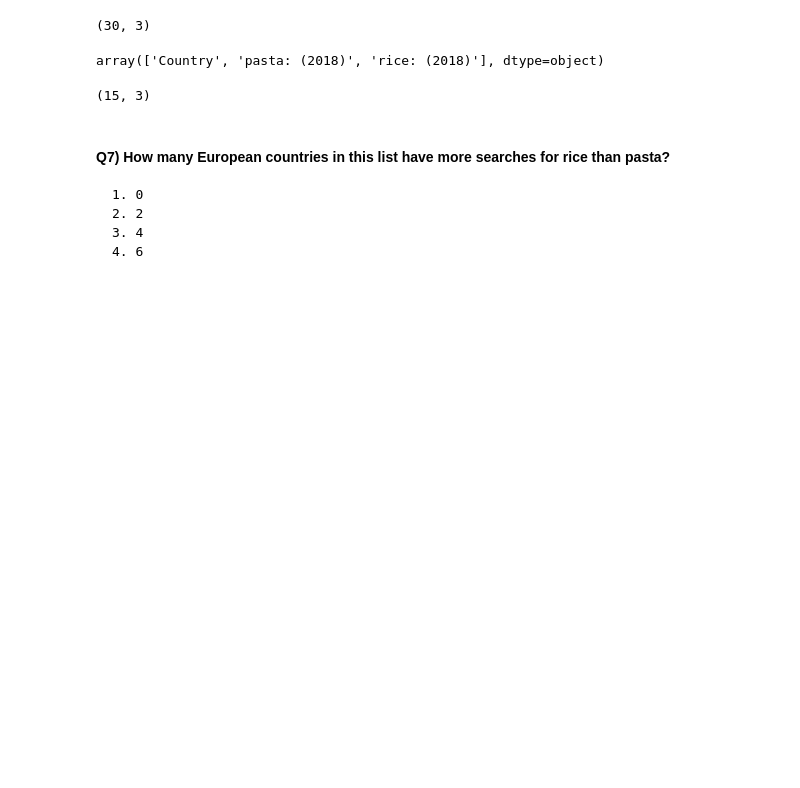
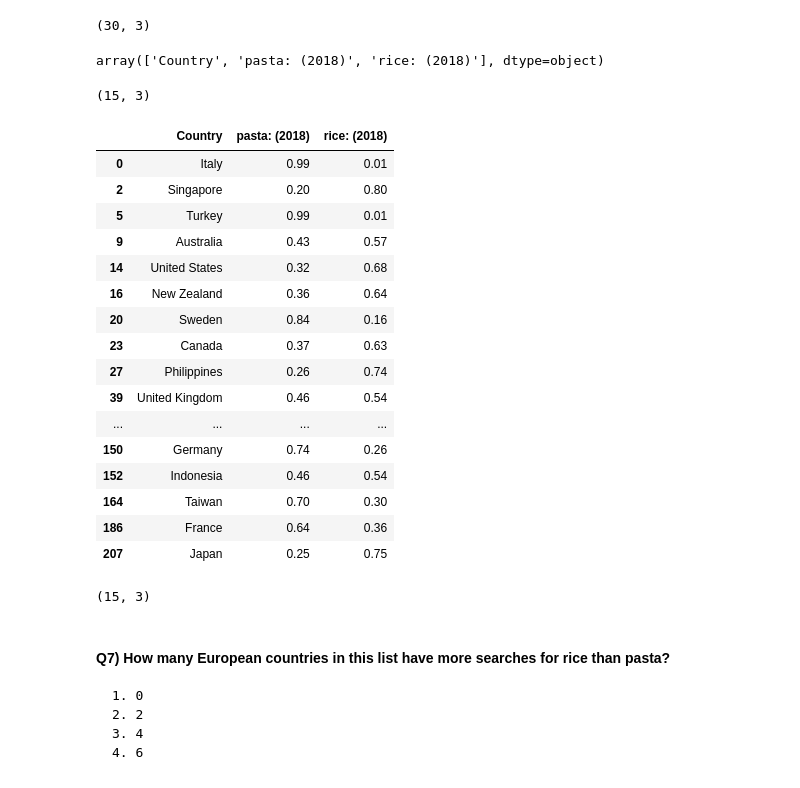
Before and after one commit to JonathanSomer/intro2DS_2019, a Jupyter notebook: HomeWork/HW2/HW2-collecting and exploring Data.ipynb, the cells around one changed output. Saved outputs shown, nothing was run; the diff lists cells and outputs as text; code cells hidden in the pictures; blank space fills up the shorter version.

```diff
--- a/HomeWork/HW2/HW2-collecting and exploring Data.ipynb
+++ b/HomeWork/HW2/HW2-collecting and exploring Data.ipynb
@@ -271,3 +271,7 @@ rice_vs_pasta.shape
 rice_vs_pasta.columns.values
 # %% [output]
 array(['Country', 'pasta: (2018)', 'rice: (2018)'], dtype=object)
+# %%
+rice_vs_pasta[rice_vs_pasta['pasta: (2018)'] > rice_vs_pasta['rice: (2018)']].shape
+# %% [output]
+(15, 3)
@@ -274,3 +280,23 @@ array(['Country', 'pasta: (2018)', 'rice: (2018)'], dtype=object)
+# %%
+rice_vs_pasta
+# %% [output]
+|  | Country | pasta: (2018) | rice: (2018) |
+| 0 | Italy | 0.99 | 0.01 |
+| 2 | Singapore | 0.20 | 0.80 |
+| 5 | Turkey | 0.99 | 0.01 |
+| 9 | Australia | 0.43 | 0.57 |
+| 14 | United States | 0.32 | 0.68 |
+| 16 | New Zealand | 0.36 | 0.64 |
+| 20 | Sweden | 0.84 | 0.16 |
+| 23 | Canada | 0.37 | 0.63 |
+| 27 | Philippines | 0.26 | 0.74 |
+| 39 | United Kingdom | 0.46 | 0.54 |
+| ... | ... | ... | ... |
+| 150 | Germany | 0.74 | 0.26 |
+| 152 | Indonesia | 0.46 | 0.54 |
+| 164 | Taiwan | 0.70 | 0.30 |
+| 186 | France | 0.64 | 0.36 |
+| 207 | Japan | 0.25 | 0.75 |
 # %%
 rice_vs_pasta[rice_vs_pasta['pasta: (2018)'] > rice_vs_pasta['rice: (2018)']].shape
 # %% [output]
```
Also changed, not shown: parts of 2 cells of this notebook, 1 other file.
